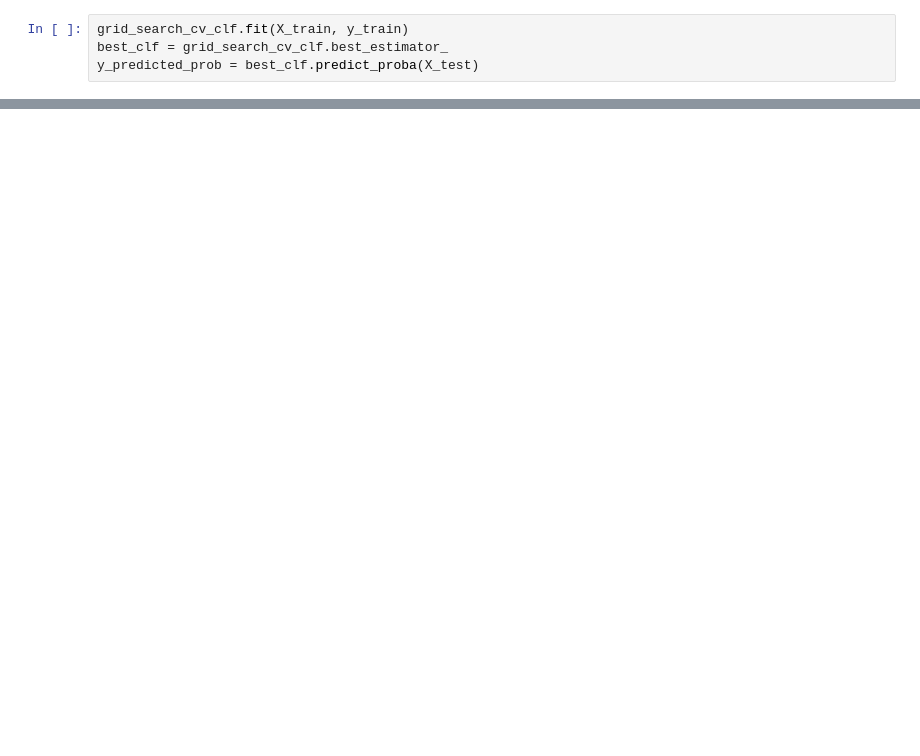
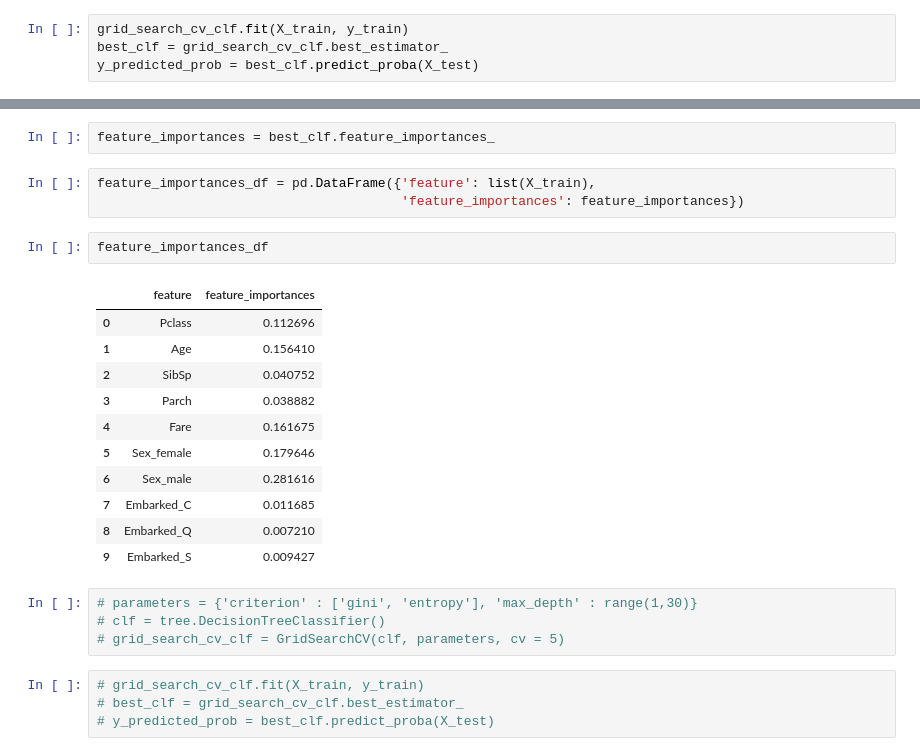
Before and after one commit to sysuevvvw-bot/titanic, a Jupyter notebook: treeeee.ipynb, the cells around one changed output, grey strips where cells are left out. Cells and saved outputs as stored; diff of their text form; blank space fills up the shorter version.

```diff
--- a/treeeee.ipynb
+++ b/treeeee.ipynb
@@ -43 +66,28 @@ recall_score(y_test, y_pred)
+# %%
+feature_importances = best_clf.feature_importances_
+# %%
+feature_importances_df = pd.DataFrame({'feature': list(X_train),
+                                       'feature_importances': feature_importances})
+# %%
+feature_importances_df
+# %% [output]
+|  | feature | feature_importances |
+| 0 | Pclass | 0.112696 |
+| 1 | Age | 0.156410 |
+| 2 | SibSp | 0.040752 |
+| 3 | Parch | 0.038882 |
+| 4 | Fare | 0.161675 |
+| 5 | Sex_female | 0.179646 |
+| 6 | Sex_male | 0.281616 |
+| 7 | Embarked_C | 0.011685 |
+| 8 | Embarked_Q | 0.007210 |
+| 9 | Embarked_S | 0.009427 |
+# %%
+# parameters = {'criterion' : ['gini', 'entropy'], 'max_depth' : range(1,30)}
+# clf = tree.DecisionTreeClassifier()
+# grid_search_cv_clf = GridSearchCV(clf, parameters, cv = 5)
+# %%
+# grid_search_cv_clf.fit(X_train, y_train)
+# best_clf = grid_search_cv_clf.best_estimator_
+# y_predicted_prob = best_clf.predict_proba(X_test)
 # %%
```
Also changed, not shown: parts of 13 cells of this notebook.
